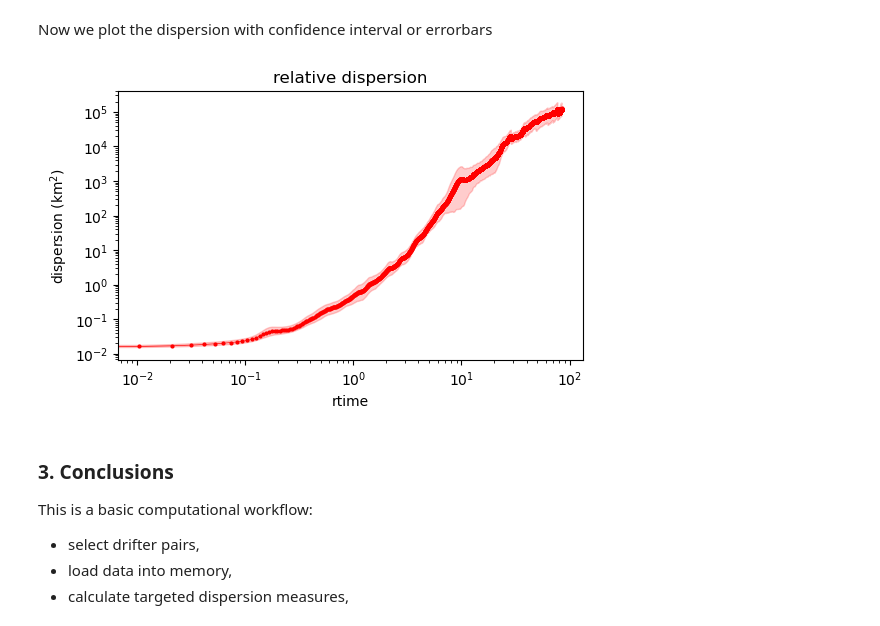
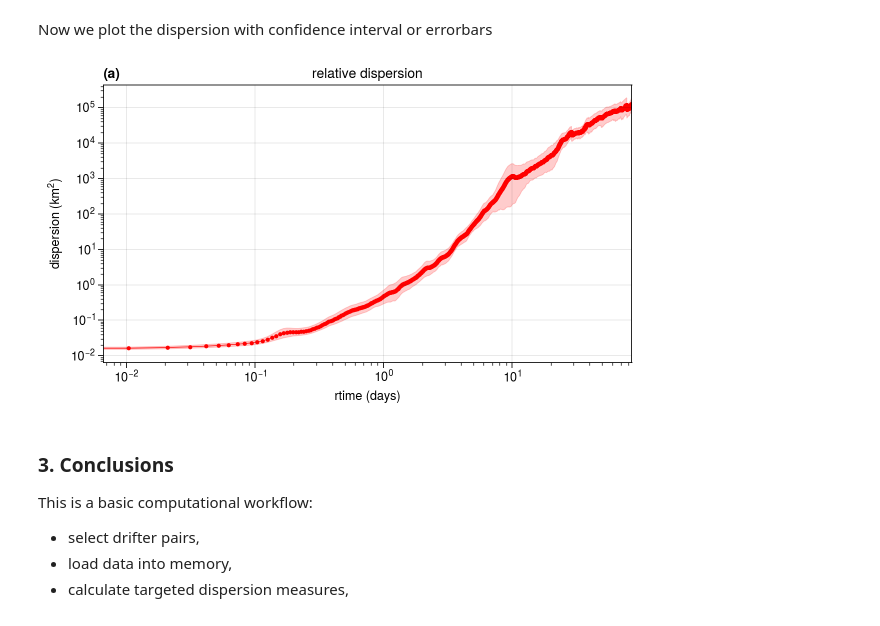
Before and after one commit to miniufo/xdispersion, a Jupyter notebook: docs/source/notebooks/03.BasicStatistics.ipynb, the cells around one changed output. Drawn from its saved outputs; the diff is of its cells as text; code cells hidden in the pictures.

```diff
--- a/docs/source/notebooks/03.BasicStatistics.ipynb
+++ b/docs/source/notebooks/03.BasicStatistics.ipynb
@@ -91,15 +99,20 @@ lower, upper = bootstrap(func, [r2], {}, ensemble=1000, CI=0.95)
 # %% [markdown]
 Now we plot the dispersion with confidence interval or errorbars
 # %%
-import matplotlib.pyplot as plt
+import ultraplot as uplt
 
-r2m.plot.line(xscale='log', yscale='log', figsize=(6,3.5), marker='o', color='r', markersize=2, lw=0.5, zorder=1)
-plt.fill_between(r2m.rtime, lower, upper, alpha=0.2, color='r', zorder=-5)
-plt.title('relative dispersion')
-plt.ylabel('rtime (day)')
-_ = plt.ylabel('dispersion (km$^2$)')
+fig, axes = uplt.subplots(figsize=(6,3.5))
+fig.set_facecolor('w')
+
+ax = axes[0]
+ax.plot(r2m, color='r', marker='o',  markersize=2, lw=0.5, zorder=1)
+ax.fill_between(r2m.rtime, lower, upper, alpha=0.2, color='r', zorder=-5)
+ax.set_title('relative dispersion')
+
+axes.format(abc='(a)', xformatter='log', yformatter='log', xscale='log', yscale='log',
+            xlabel='rtime (days)', ylabel='dispersion (km$^2$)')
 # %% [output]
-[figure, old version]
+[figure, new version]
 # %% [markdown]
 ### 3. Conclusions
 
```
Also changed, not shown: parts of 3 cells of this notebook, 31 other files.
